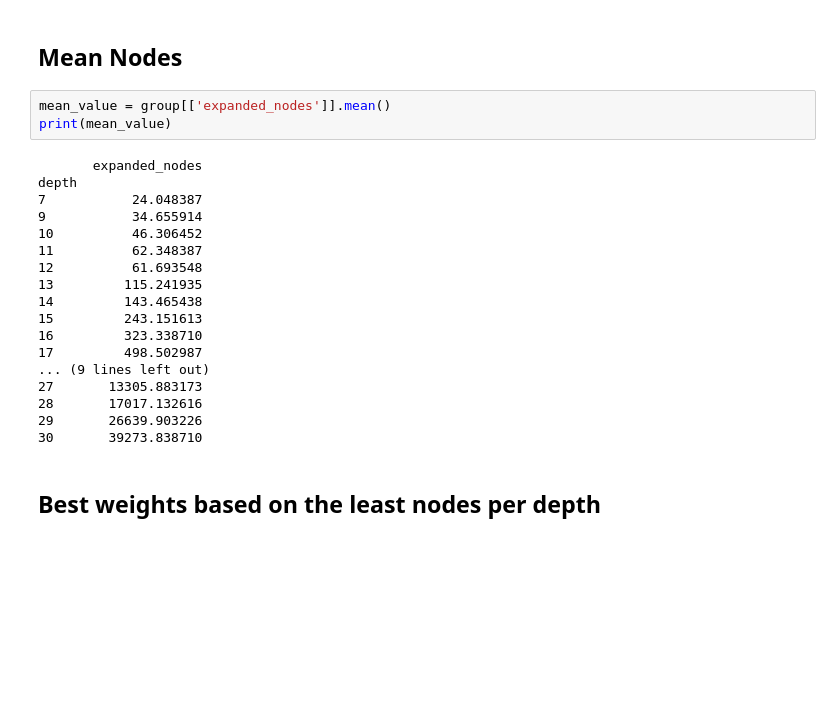
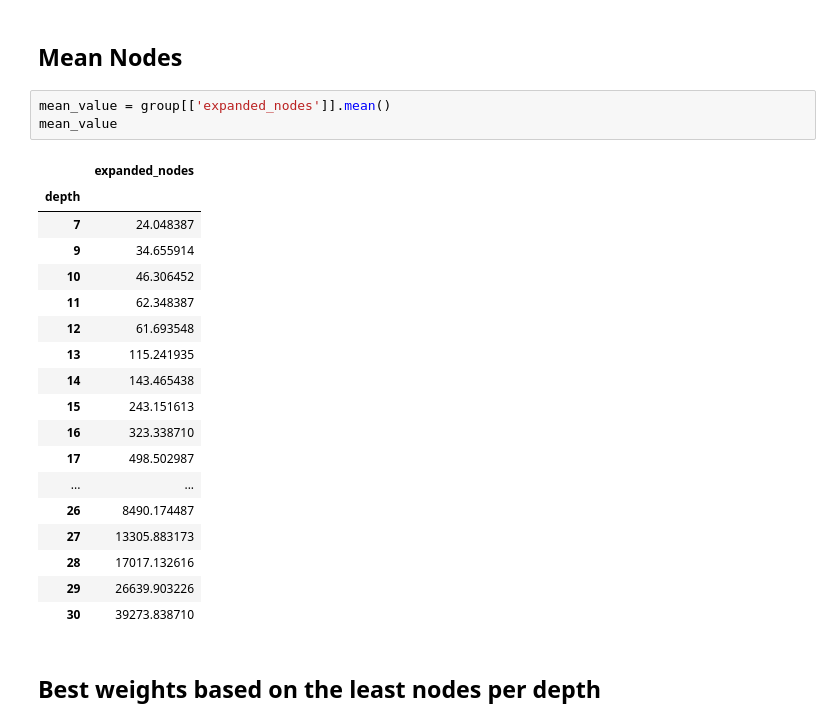
Before and after one commit to Henchway/AI-Data-Science-Exercises, a Jupyter notebook: Exercise1/analytics.ipynb, the cells around one changed output. Saved outputs shown, nothing was run; the diff lists cells and outputs as text; blank space fills up the shorter version.

```diff
--- a/Exercise1/analytics.ipynb
+++ b/Exercise1/analytics.ipynb
@@ -198,25 +218,26 @@ max_value
 ## Mean Nodes
 # %%
 mean_value = group[['expanded_nodes']].mean()
-print(mean_value)
+mean_value
 # %% [output]
-       expanded_nodes
-depth
-7           24.048387
-9           34.655914
-10          46.306452
-11          62.348387
-12          61.693548
-13         115.241935
-14         143.465438
-15         243.151613
-16         323.338710
-17         498.502987
-... (9 lines left out)
-27       13305.883173
-28       17017.132616
-29       26639.903226
-30       39273.838710
+|  | expanded_nodes |
+| depth |  |
+| 7 | 24.048387 |
+| 9 | 34.655914 |
+| 10 | 46.306452 |
+| 11 | 62.348387 |
+| 12 | 61.693548 |
+| 13 | 115.241935 |
+| 14 | 143.465438 |
+| 15 | 243.151613 |
+| 16 | 323.338710 |
+| 17 | 498.502987 |
+| ... | ... |
+| 26 | 8490.174487 |
+| 27 | 13305.883173 |
+| 28 | 17017.132616 |
+| 29 | 26639.903226 |
+| 30 | 39273.838710 |
 # %% [markdown]
 ## Best weights based on the least nodes per depth
 # %%
```
Also changed, not shown: parts of 4 cells of this notebook, 6 other files.
